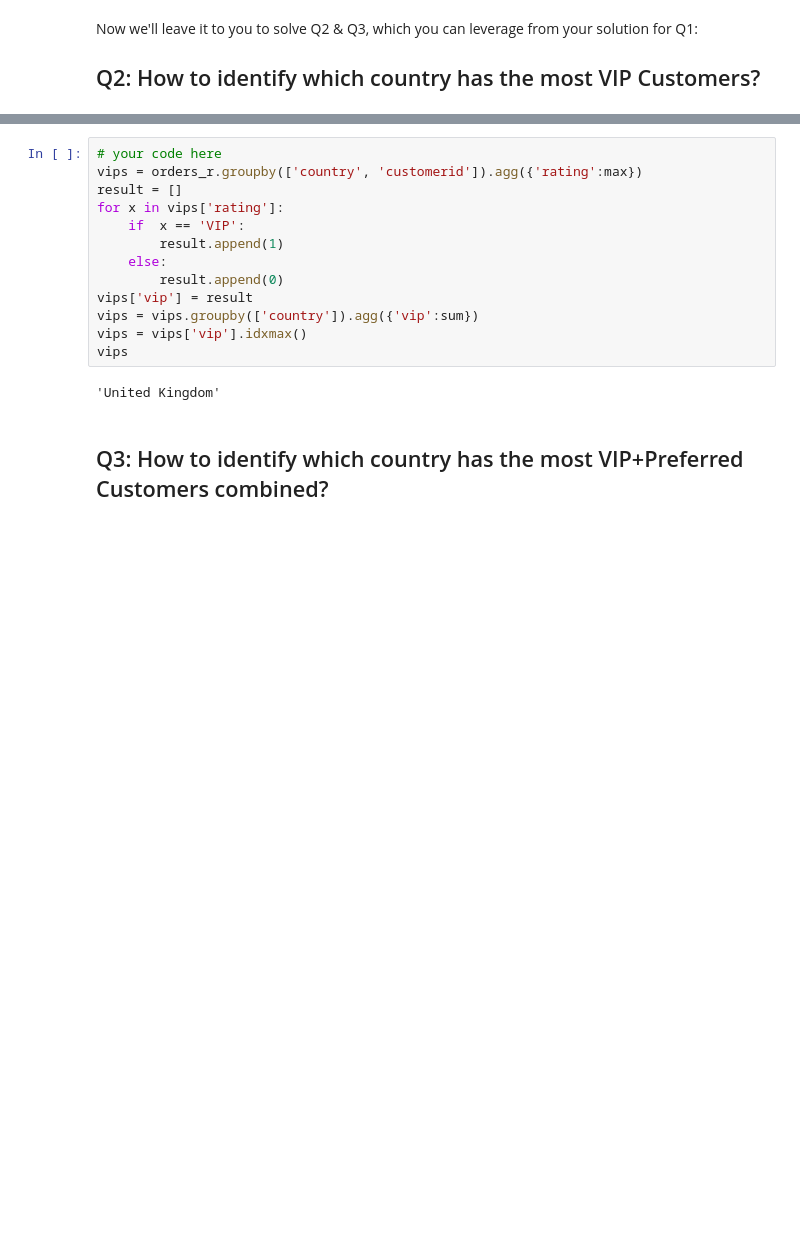
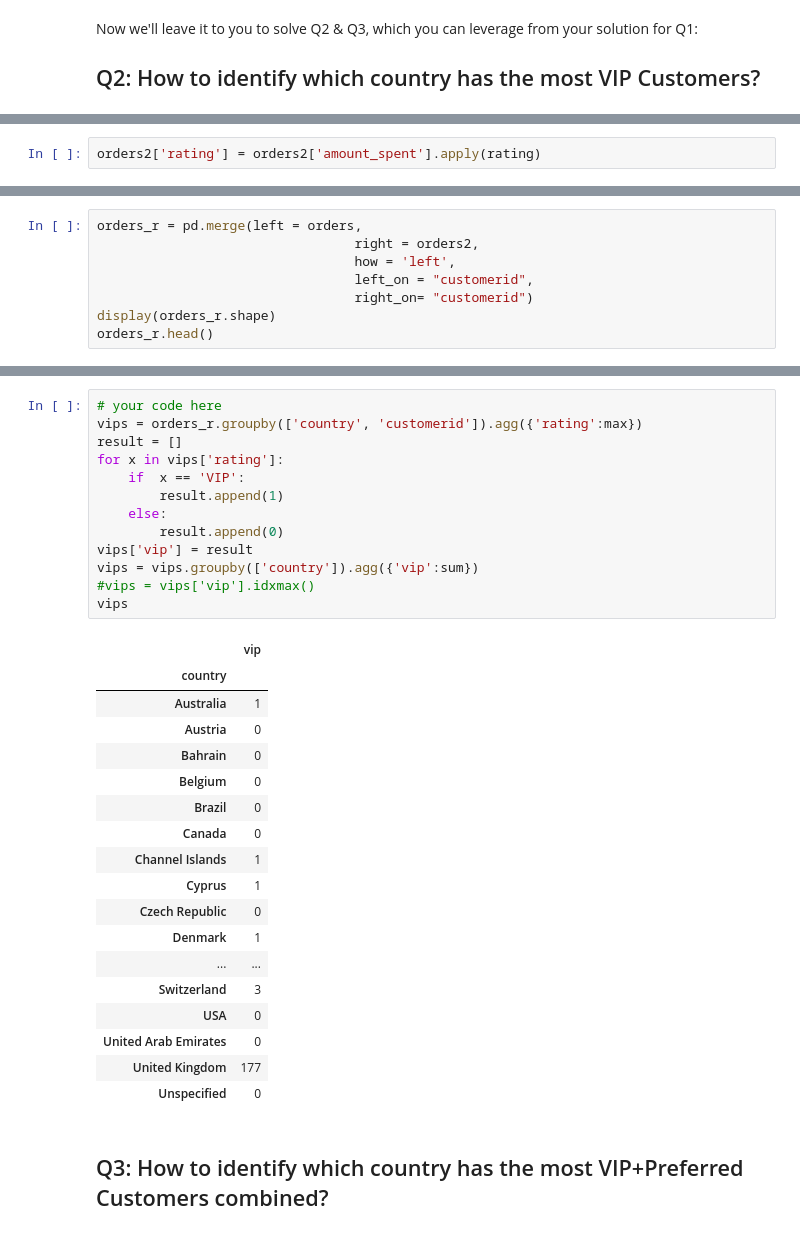
Before and after one commit to sforbrig/lab-dataframe-calculations, a Jupyter notebook: your-code/challenge-3_simon_20220412.ipynb, the cells around one changed output, grey strips where cells are left out. Cells and saved outputs as stored; diff of their text form; blank space fills up the shorter version.

```diff
--- a/your-code/challenge-3_simon_20220412.ipynb
+++ b/your-code/challenge-3_simon_20220412.ipynb
@@ -117,0 +143,2 @@ Now we'll leave it to you to solve Q2 & Q3, which you can leverage from your sol
+# %%
+orders2['rating'] = orders2['amount_spent'].apply(rating)
@@ -117,0 +152,8 @@ Now we'll leave it to you to solve Q2 & Q3, which you can leverage from your sol
+# %%
+orders_r = pd.merge(left = orders,
+                                 right = orders2,
+                                 how = 'left',
+                                 left_on = "customerid",
+                                 right_on= "customerid")
+display(orders_r.shape)
+orders_r.head()
@@ -118,18 +168,35 @@ Now we'll leave it to you to solve Q2 & Q3, which you can leverage from your sol
 # %%
 # your code here
 vips = orders_r.groupby(['country', 'customerid']).agg({'rating':max})
 result = []
 for x in vips['rating']:
     if  x == 'VIP':
         result.append(1)
     else:
         result.append(0)
 vips['vip'] = result
 vips = vips.groupby(['country']).agg({'vip':sum})
-vips = vips['vip'].idxmax()
+#vips = vips['vip'].idxmax()
 vips
 # %% [output]
-'United Kingdom'
+|  | vip |
+| country |  |
+| Australia | 1 |
+| Austria | 0 |
+| Bahrain | 0 |
+| Belgium | 0 |
+| Brazil | 0 |
+| Canada | 0 |
+| Channel Islands | 1 |
+| Cyprus | 1 |
+| Czech Republic | 0 |
+| Denmark | 1 |
+| ... | ... |
+| Switzerland | 3 |
+| USA | 0 |
+| United Arab Emirates | 0 |
+| United Kingdom | 177 |
+| Unspecified | 0 |
 # %% [markdown]
 ## Q3: How to identify which country has the most VIP+Preferred Customers combined?
 # %%
```
Also changed, not shown: parts of 9 cells of this notebook.
